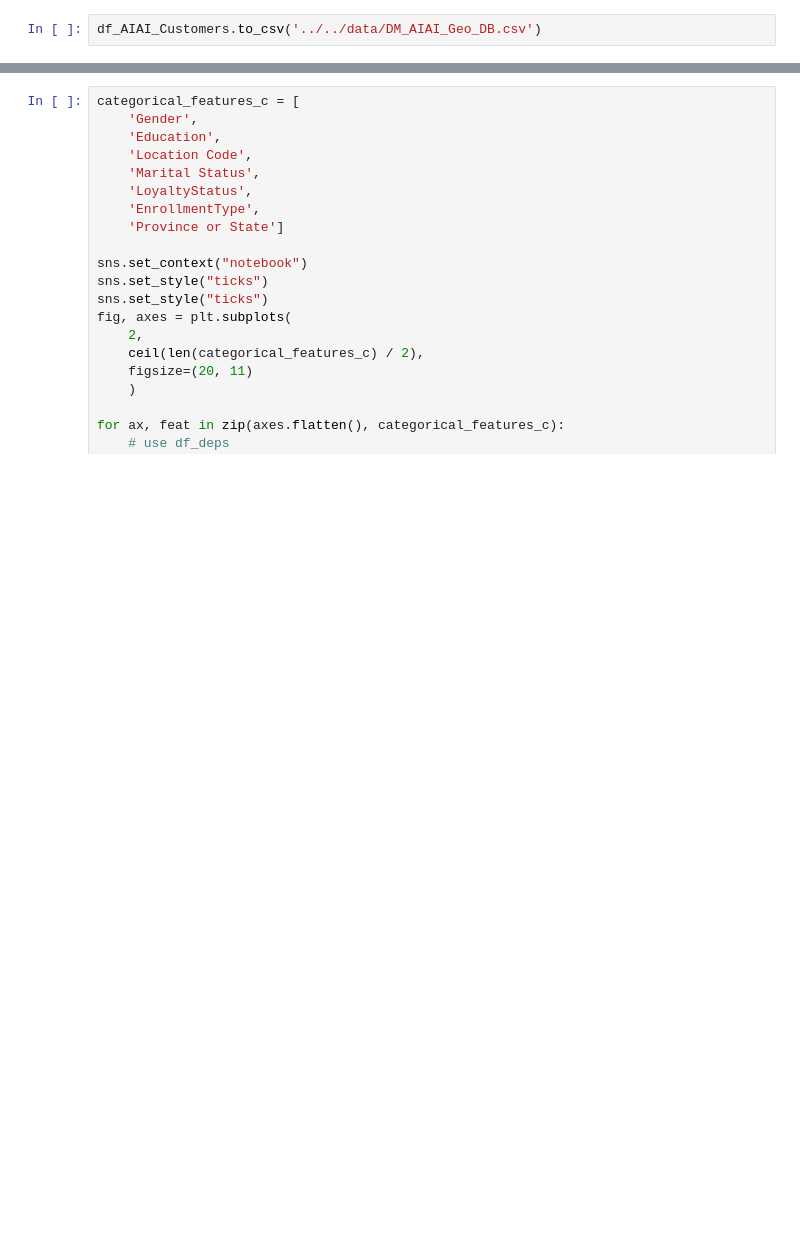
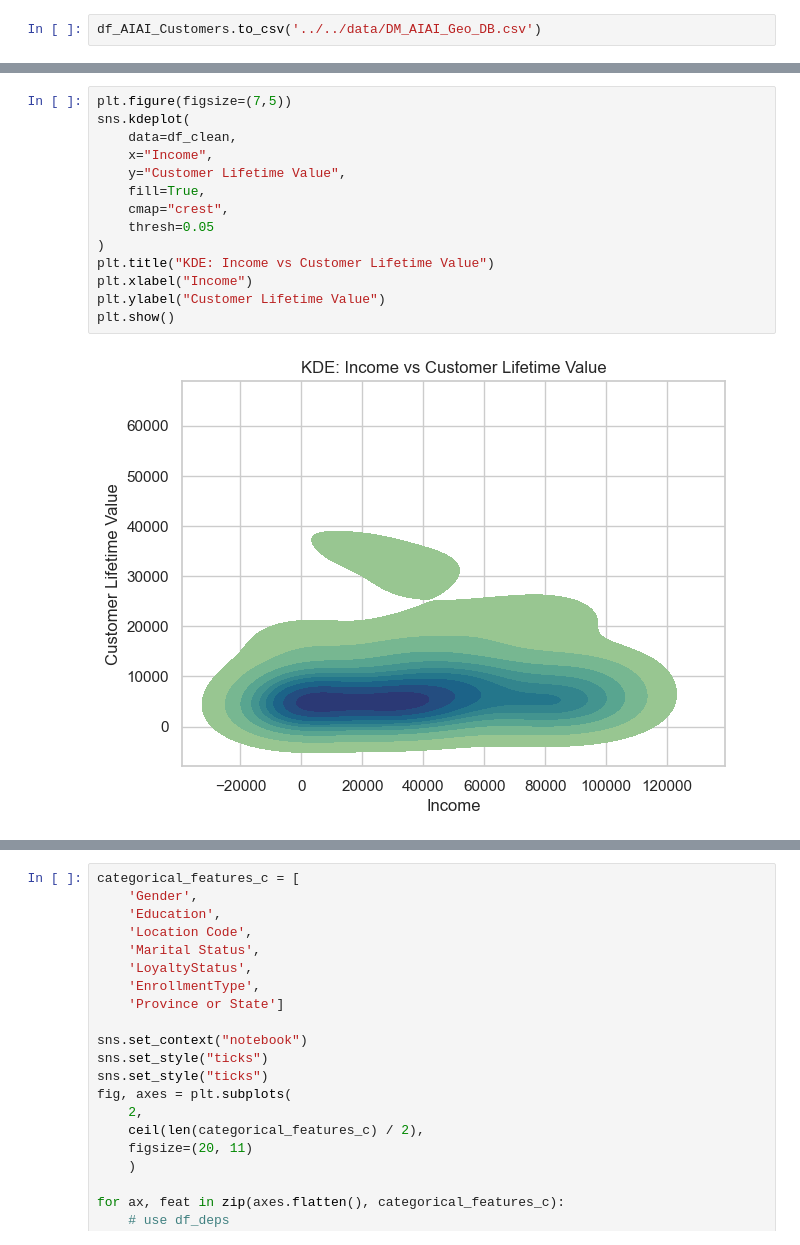
Before and after one commit to luisbdavila/Airline_Customer_Segmentation_DataMining_Project_Python, a Jupyter notebook: 1_Delivery/Code/EDA.ipynb, the cells around one changed output, grey strips where cells are left out. Saved outputs shown, nothing was run; the diff lists cells and outputs as text; blank space fills up the shorter version.

```diff
--- a/1_Delivery/Code/EDA.ipynb
+++ b/1_Delivery/Code/EDA.ipynb
@@ -505,0 +590,16 @@ plt.show()
+# %%
+plt.figure(figsize=(7,5))
+sns.kdeplot(
+    data=df_clean,
+    x="Income",
+    y="Customer Lifetime Value",
+    fill=True,
+    cmap="crest",
+    thresh=0.05
+)
+plt.title("KDE: Income vs Customer Lifetime Value")
+plt.xlabel("Income")
+plt.ylabel("Customer Lifetime Value")
+plt.show()
+# %% [output]
+[figure, added]
```
Also changed, not shown: parts of 36 cells of this notebook, 5 other files.
